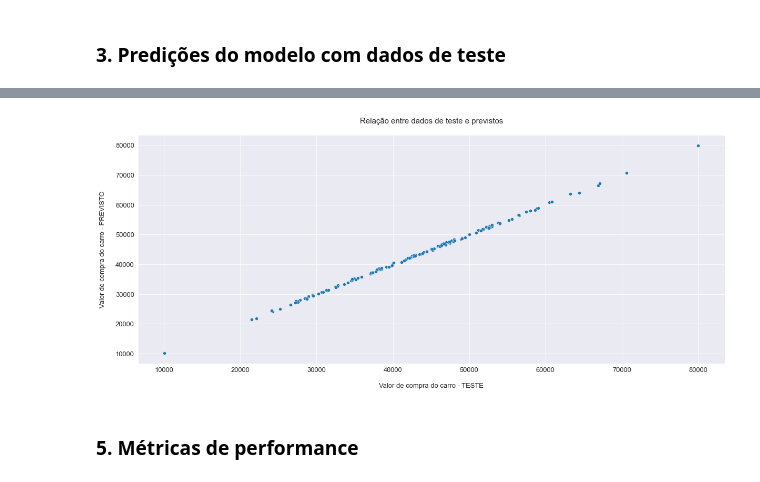
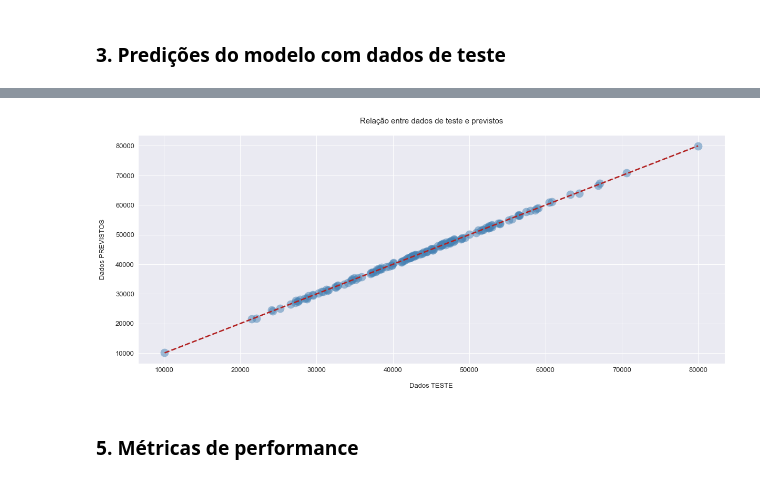
Before and after one commit to emso-exe/Compra_de_carro, a Jupyter notebook: analise_de_dados.ipynb, the cells around one changed output, grey strips where cells are left out. Cells and saved outputs as stored; diff of their text form; code cells hidden in the pictures.

```diff
--- a/analise_de_dados.ipynb
+++ b/analise_de_dados.ipynb
@@ -528,14 +562,16 @@ Amostra das 10 primeiras linhas
 # %%
 plt.figure(figsize=(20, 8))
-plot = sns.scatterplot(data=df_comparativo, x=y_test, y=pred_test)
-plot.set_ylabel('Valor de compra do carro - PREVISTO\n', fontsize=13)
-plot.set_xlabel('\nValor de compra do carro - TESTE', fontsize=13)
+plot = sns.regplot(x=y_test, y=pred_test, scatter_kws={
+                   'color': 'steelblue', 's': 250, 'alpha': .5}, line_kws={'color': 'firebrick', 'linestyle': 'dashed'})
+plot.set_ylabel('Dados PREVISTOS\n', fontsize=13)
+plot.set_xlabel('\nDados TESTE', fontsize=13)
 plot.ticklabel_format(style='plain', axis='x')
 plot.tick_params(labelsize=13)
-plot.set_title('Relação entre dados de teste e previstos\n', loc='center', fontsize=15)
+plot.set_title('Relação entre dados de teste e previstos\n',
+               loc='center', fontsize=15)
 plt.show()
 # %% [output]
-[figure, old version]
+[figure, new version]
 # %% [markdown]
 ### 5. Métricas de performance
 # %%
```
Also changed, not shown: parts of 11 cells of this notebook.
